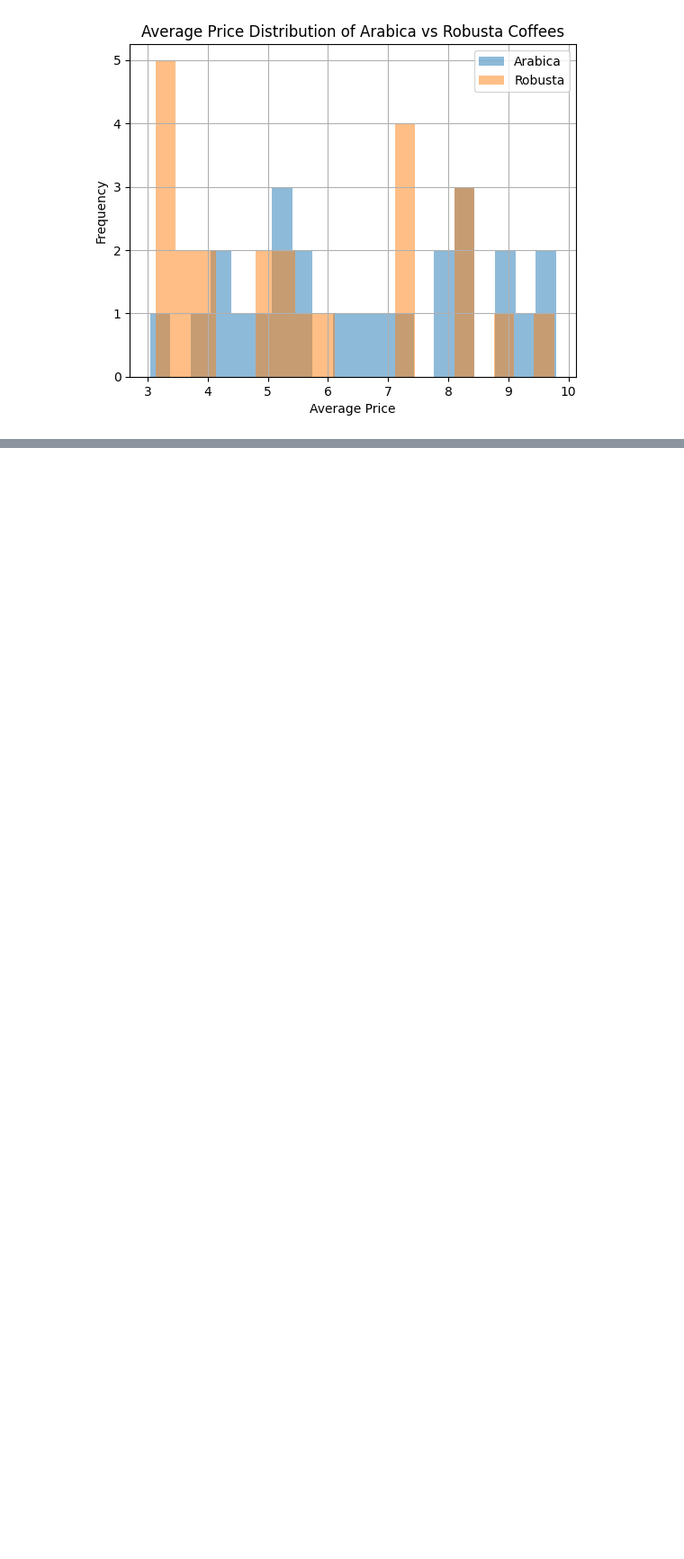
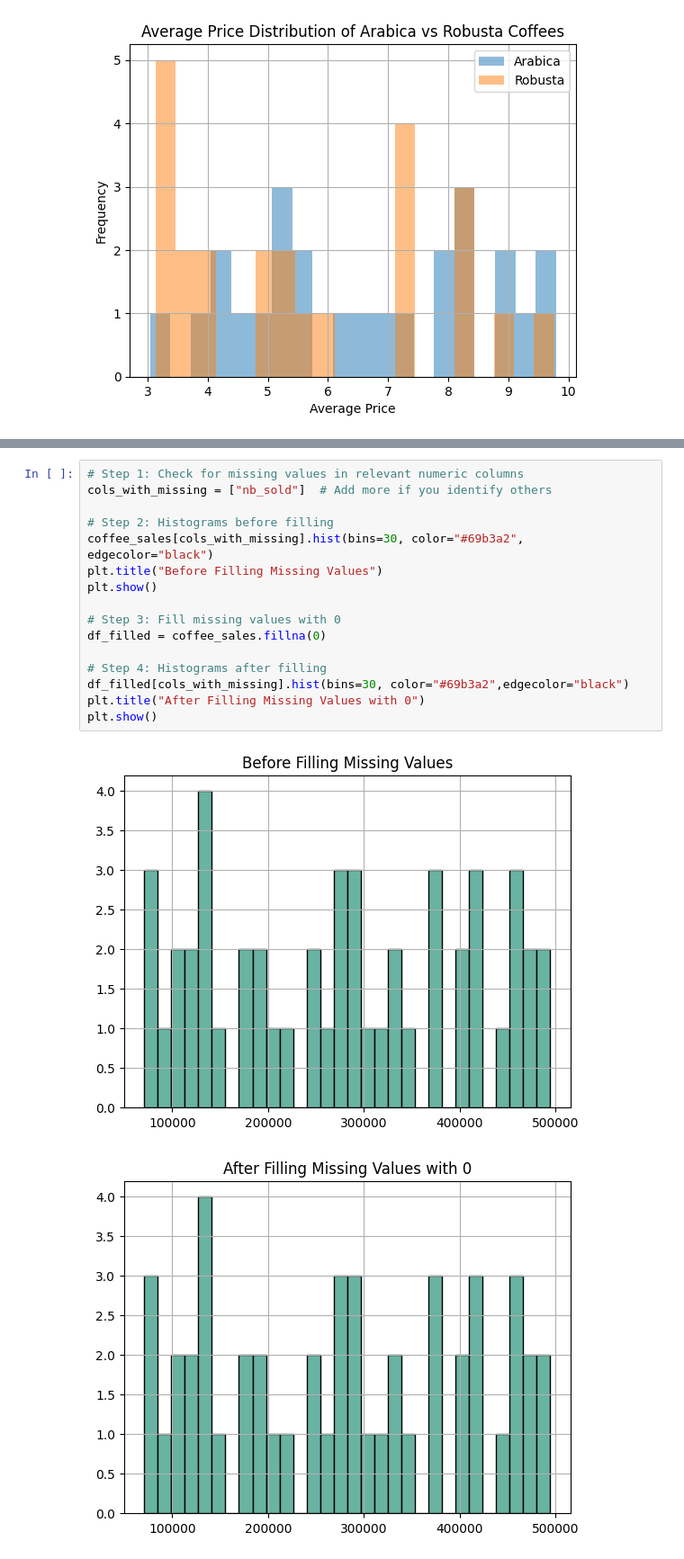
Before and after one commit to kar137/datascience-python, a Jupyter notebook: notebooks/Data-manipulation-with-Pandas/creating-visualizing-dataframes.ipynb, the cells around one changed output, grey strips where cells are left out. Shown: that part at 90% size. Cells and saved outputs as stored; diff of their text form; blank space fills up the shorter version.

```diff
--- a/notebooks/Data-manipulation-with-Pandas/creating-visualizing-dataframes.ipynb
+++ b/notebooks/Data-manipulation-with-Pandas/creating-visualizing-dataframes.ipynb
@@ -94,0 +164,19 @@ plt.show()
+# %%
+# Step 1: Check for missing values in relevant numeric columns
+cols_with_missing = ["nb_sold"]  # Add more if you identify others
+
+# Step 2: Histograms before filling
+coffee_sales[cols_with_missing].hist(bins=30, color="#69b3a2", edgecolor="black")
+plt.title("Before Filling Missing Values")
+plt.show()
+
+# Step 3: Fill missing values with 0
+df_filled = coffee_sales.fillna(0)
+
+# Step 4: Histograms after filling
+df_filled[cols_with_missing].hist(bins=30, color="#69b3a2",edgecolor="black")
+plt.title("After Filling Missing Values with 0")
+plt.show()
+# %% [output]
+[figure, added]
+[figure, added]
```
Also changed, not shown: parts of 5 cells of this notebook.
